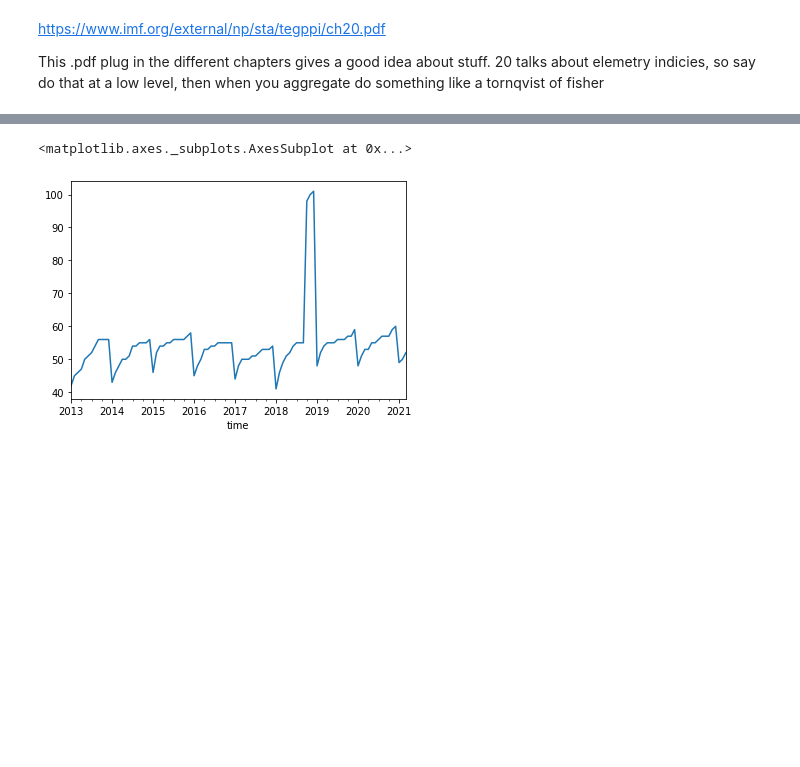
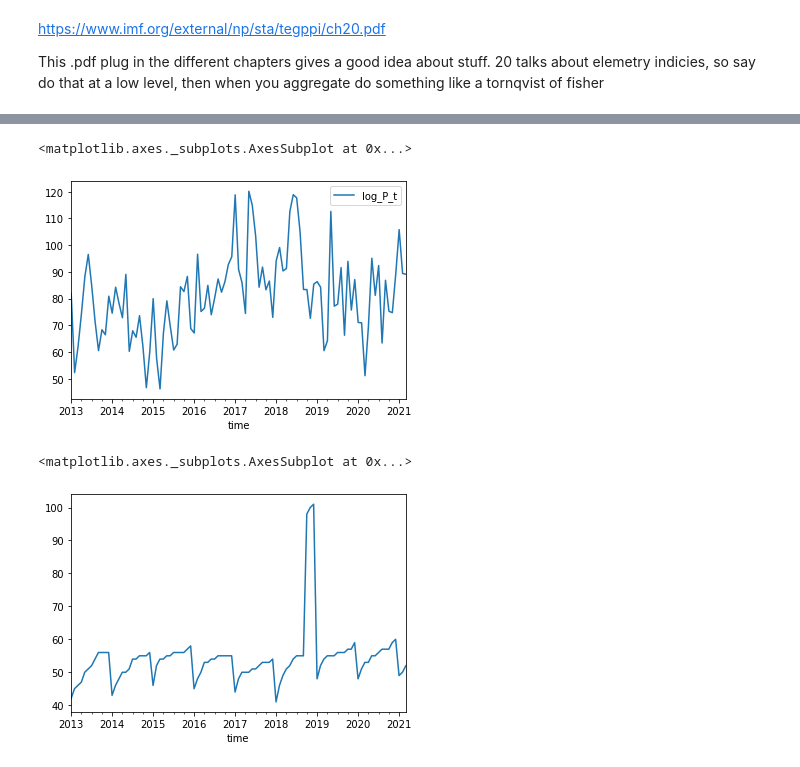
Before and after one commit to tradewartracker/trade-data-repo, a Jupyter notebook: scratch_pad/price-test.ipynb, the cells around one changed output, grey strips where cells are left out. Saved outputs shown, nothing was run; the diff lists cells and outputs as text; code cells hidden in the pictures; blank space fills up the shorter version.

Commit message:
update price data

```diff
--- a/scratch_pad/price-test.ipynb
+++ b/scratch_pad/price-test.ipynb
@@ -129,3 +93,18 @@ df.tail()
+# %%
+grp = df.groupby(["time"])
+
+test = grp.apply(price_growth)
+# %%
+test.reset_index(inplace = True)
+
+test.set_index(["time"], inplace = True)
+
+test.drop(["index", "level_1"], axis = 1, inplace = True)
+# %%
+test.plot()
+# %% [output]
+<matplotlib.axes._subplots.AxesSubplot at 0x...>
+[figure, added]
 # %%
 df["log_price"] = np.log(df.price)
 
```
Also changed, not shown: parts of 8 cells of this notebook, 2 other files.
